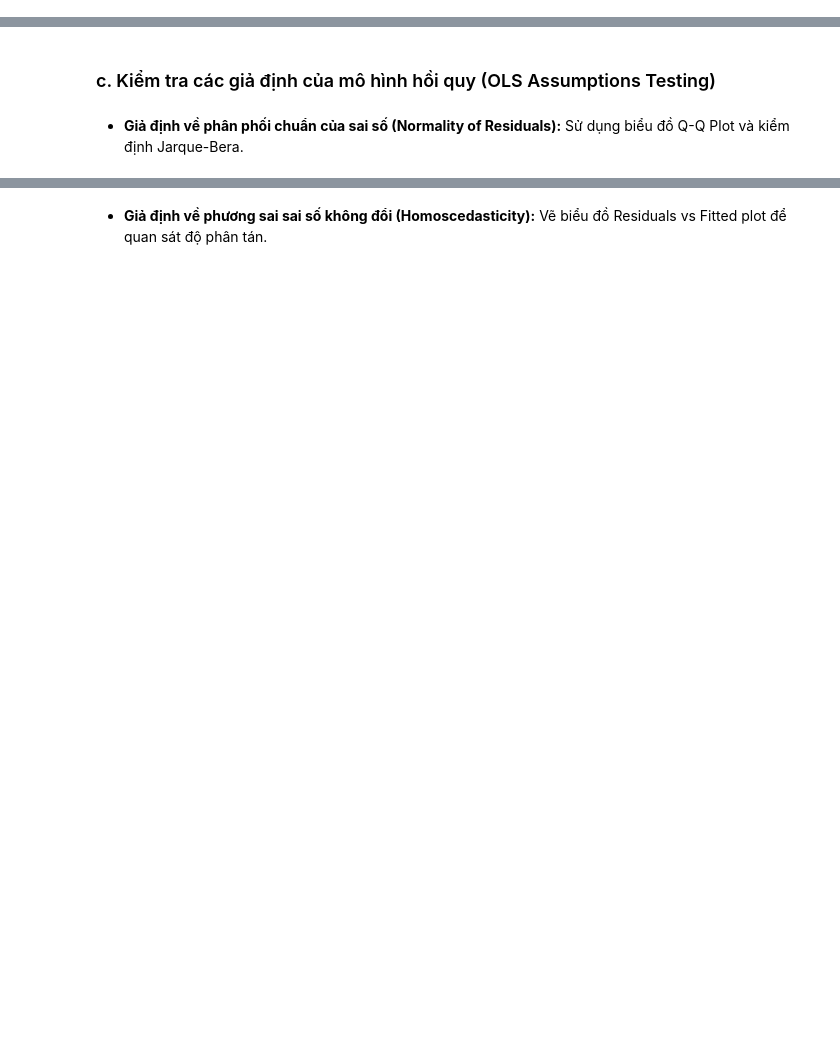
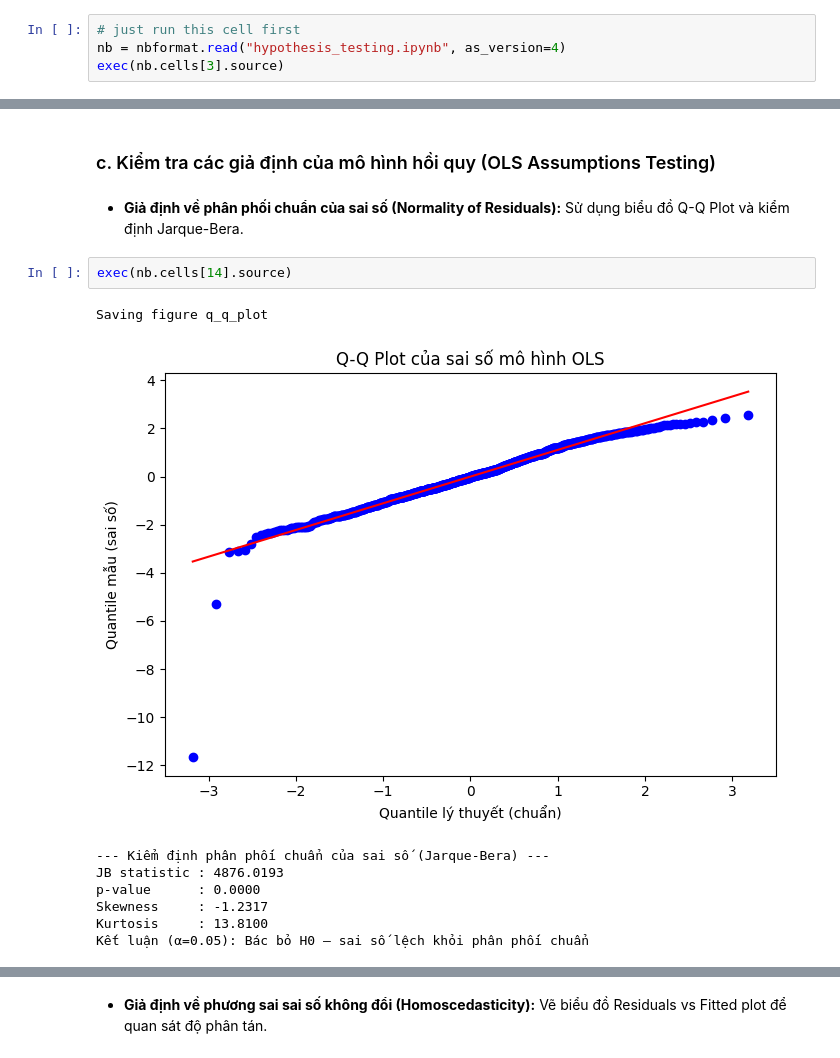
Before and after one commit to BuiHuy16/Spotify-Songs, a Jupyter notebook: notebooks/main.ipynb, the cells around one changed output, grey strips where cells are left out. Cells and saved outputs as stored; diff of their text form; blank space fills up the shorter version.

Commit message:
feat: add hypothesis testing's storytelling and conclusion, insights (main.ipynb)

```diff
--- a/notebooks/main.ipynb
+++ b/notebooks/main.ipynb
@@ -232,0 +238,4 @@ Trong khi đó, thời điểm phát hành theo tháng không tạo ra sự khá
+# %%
+# just run this cell first
+nb = nbformat.read("hypothesis_testing.ipynb", as_version=4)
+exec(nb.cells[3].source)
@@ -243,3 +324,14 @@ $$\text{log\_streams} = \beta_0 + \beta_1 \cdot \text{danceability\_\%} + \beta_
 ### c. Kiểm tra các giả định của mô hình hồi quy (OLS Assumptions Testing)
 # %% [markdown]
 * **Giả định về phân phối chuẩn của sai số (Normality of Residuals):** Sử dụng biểu đồ Q-Q Plot và kiểm định Jarque-Bera.
+# %%
+exec(nb.cells[14].source)
+# %% [output]
+Saving figure q_q_plot
+[figure, added]
+--- Kiểm định phân phối chuẩn của sai số (Jarque-Bera) ---
+JB statistic : 4876.0193
+p-value      : 0.0000
+Skewness     : -1.2317
+Kurtosis     : 13.8100
+Kết luận (α=0.05): Bác bỏ H0 — sai số lệch khỏi phân phối chuẩn
```
Also changed, not shown: parts of 26 cells of this notebook, 1 other file.
